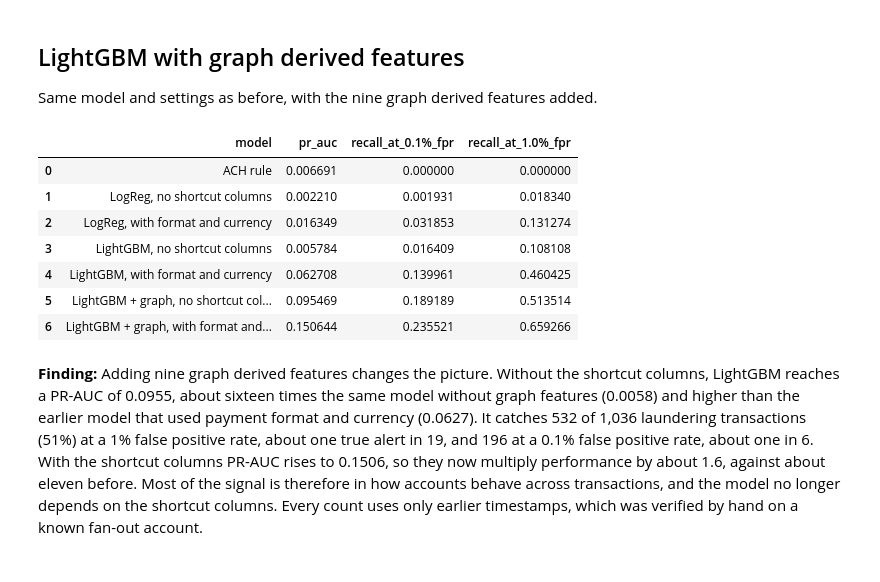
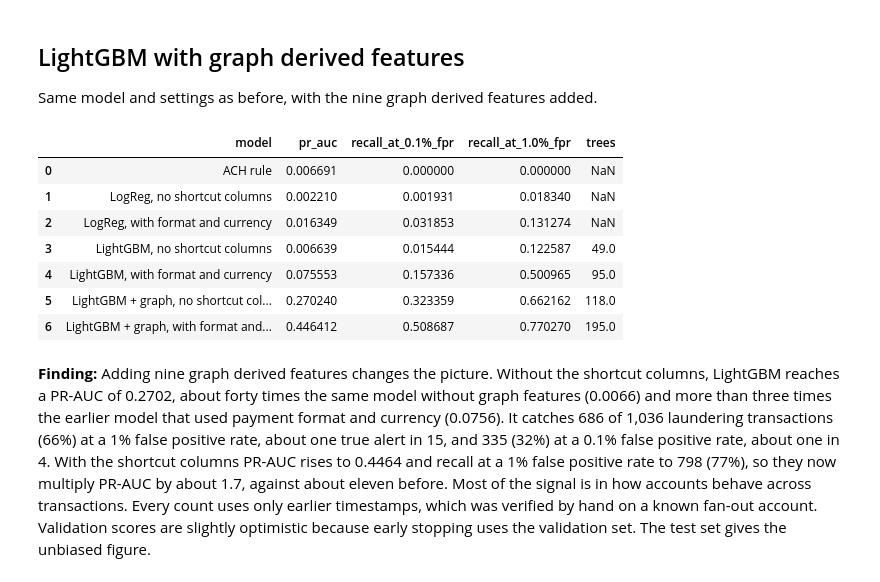
Before and after one commit to sap6011/bank-guard, a Jupyter notebook: notebooks/02_baselines.ipynb, the cells around one changed output. Saved outputs shown, nothing was run; the diff lists cells and outputs as text; code cells hidden in the pictures.

```diff
--- a/notebooks/02_baselines.ipynb
+++ b/notebooks/02_baselines.ipynb
@@ -333,52 +345,22 @@ fan[["timestamp", "to_account", "sender_out_1d", "sender_out_3d", "is_laundering
 Same model and settings as before, with the nine graph derived features added.
 # %%
 ALL_NUMERIC = NUMERIC + GRAPH
-
-
-def gbm_frame(X, use_shortcuts, numeric=NUMERIC):
-    cols = numeric + (SHORTCUTS if use_shortcuts else [])
-    out = X[cols].copy()
-    for c in SHORTCUTS:
-        if c in out:
-            out[c] = pd.Categorical(out[c], categories=CATEGORIES[c])
-    return out
-
-
-def fit_gbm(X, y, use_shortcuts, numeric=NUMERIC):
-    model = lgb.LGBMClassifier(
-        n_estimators=300,
-        learning_rate=0.05,
-        num_leaves=31,
-        min_child_samples=200,
-        subsample=0.8,
-        subsample_freq=1,
-        colsample_bytree=0.8,
-        random_state=42,
-        verbose=-1,
-    )
-    return model.fit(gbm_frame(X, use_shortcuts, numeric), y)
-
 
 X_train_g = X_train.join(G)
 X_val_g = X_val.join(G)
 
-for name, use_shortcuts in [
-    ("LightGBM + graph, no shortcut columns", False),
-    ("LightGBM + graph, with format and currency", True),
-]:
-    models[name] = fit_gbm(X_train_g, y_train, use_shortcuts, ALL_NUMERIC)
-    scores = models[name].predict_proba(gbm_frame(X_val_g, use_shortcuts, ALL_NUMERIC))[:, 1]
-    results.append(evaluate(y_val, scores, name))
+run_gbm("LightGBM + graph, no shortcut columns", X_train_g, X_val_g, False, ALL_NUMERIC)
+run_gbm("LightGBM + graph, with format and currency", X_train_g, X_val_g, True, ALL_NUMERIC)
 
 pd.DataFrame(results)
 # %% [output]
-|  | model | pr_auc | recall_at_0.1%_fpr | recall_at_1.0%_fpr |
-| 0 | ACH rule | 0.006691 | 0.000000 | 0.000000 |
-| 1 | LogReg, no shortcut columns | 0.002210 | 0.001931 | 0.018340 |
-| 2 | LogReg, with format and currency | 0.016349 | 0.031853 | 0.131274 |
-| 3 | LightGBM, no shortcut columns | 0.005784 | 0.016409 | 0.108108 |
-| 4 | LightGBM, with format and currency | 0.062708 | 0.139961 | 0.460425 |
-| 5 | LightGBM + graph, no shortcut col... | 0.095469 | 0.189189 | 0.513514 |
-| 6 | LightGBM + graph, with format and... | 0.150644 | 0.235521 | 0.659266 |
+|  | model | pr_auc | recall_at_0.1%_fpr | recall_at_1.0%_fpr | trees |
+| 0 | ACH rule | 0.006691 | 0.000000 | 0.000000 | NaN |
+| 1 | LogReg, no shortcut columns | 0.002210 | 0.001931 | 0.018340 | NaN |
+| 2 | LogReg, with format and currency | 0.016349 | 0.031853 | 0.131274 | NaN |
+| 3 | LightGBM, no shortcut columns | 0.006639 | 0.015444 | 0.122587 | 49.0 |
+| 4 | LightGBM, with format and currency | 0.075553 | 0.157336 | 0.500965 | 95.0 |
+| 5 | LightGBM + graph, no shortcut col... | 0.270240 | 0.323359 | 0.662162 | 118.0 |
+| 6 | LightGBM + graph, with format and... | 0.446412 | 0.508687 | 0.770270 | 195.0 |
 # %% [markdown]
-**Finding:** Adding nine graph derived features changes the picture. Without the shortcut columns, LightGBM reaches a PR-AUC of 0.0955, about sixteen times the same model without graph features (0.0058) and higher than the earlier model that used payment format and currency (0.0627). It catches 532 of 1,036 laundering transactions (51%) at a 1% false positive rate, about one true alert in 19, and 196 at a 0.1% false positive rate, about one in 6. With the shortcut columns PR-AUC rises to 0.1506, so they now multiply performance by about 1.6, against about eleven before. Most of the signal is therefore in how accounts behave across transactions, and the model no longer depends on the shortcut columns. Every count uses only earlier timestamps, which was verified by hand on a known fan-out account.
+**Finding:** Adding nine graph derived features changes the picture. Without the shortcut columns, LightGBM reaches a PR-AUC of 0.2702, about forty times the same model without graph features (0.0066) and more than three times the earlier model that used payment format and currency (0.0756). It catches 686 of 1,036 laundering transactions (66%) at a 1% false positive rate, about one true alert in 15, and 335 (32%) at a 0.1% false positive rate, about one in 4. With the shortcut columns PR-AUC rises to 0.4464 and recall at a 1% false positive rate to 798 (77%), so they now multiply PR-AUC by about 1.7, against about eleven before. Most of the signal is in how accounts behave across transactions. Every count uses only earlier timestamps, which was verified by hand on a known fan-out account. Validation scores are slightly optimistic because early stopping uses the validation set. The test set gives the unbiased figure.
```
Also changed, not shown: parts of 3 cells of this notebook.
